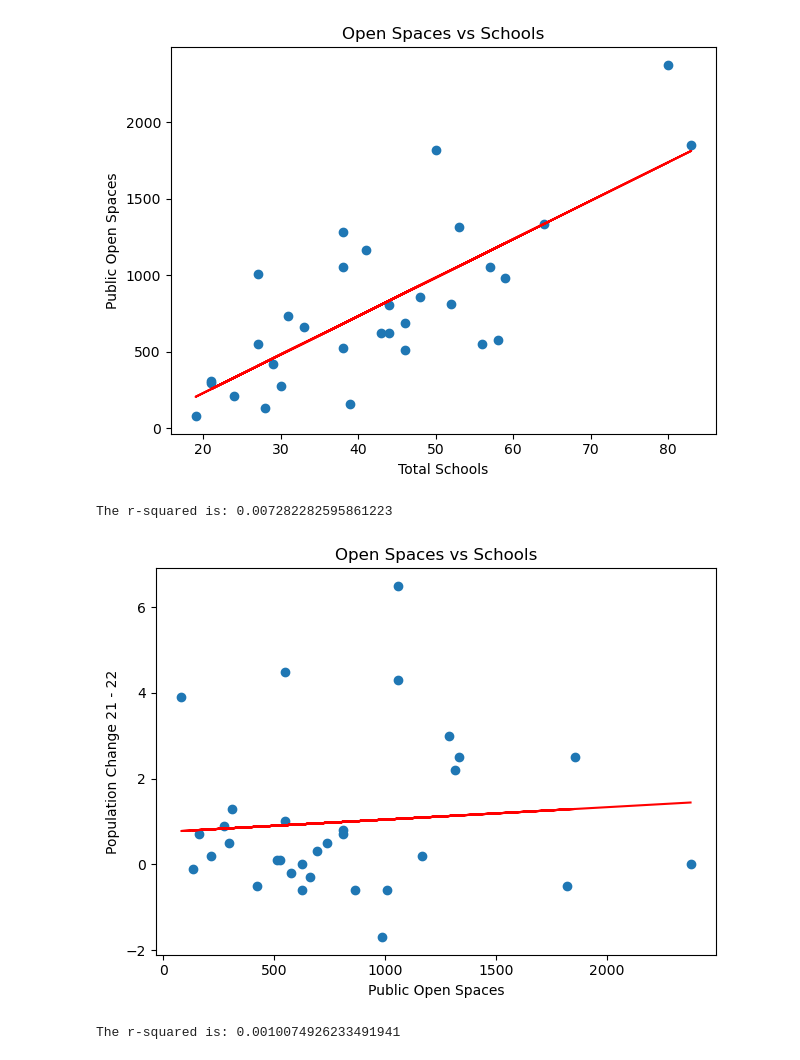
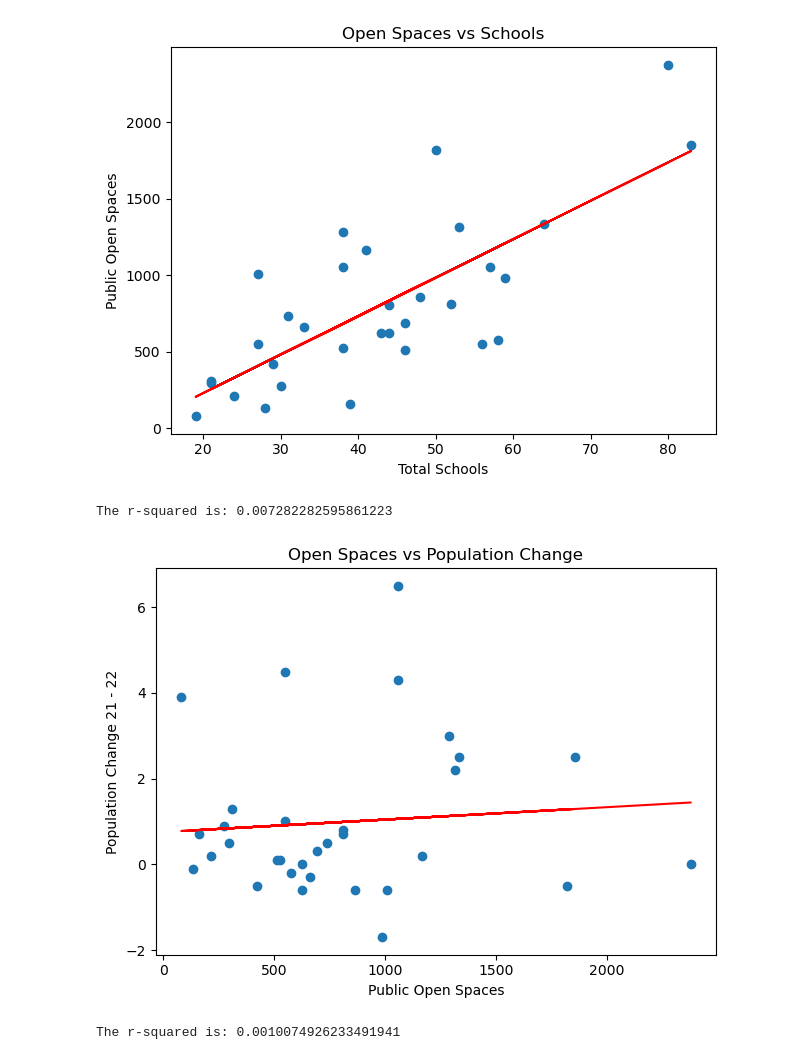
Before and after one commit to au-jr/Group-Project-1, a Jupyter notebook: main_working.ipynb, the cells around one changed output. Drawn from its saved outputs; the diff is of its cells as text; code cells hidden in the pictures.

```diff
--- a/main_working.ipynb
+++ b/main_working.ipynb
@@ -617,23 +598,23 @@ The r-squared is: 0.5627358005826393
 # %%
 # Regression correlation between
 x_values = schools_park_vic_data_df['Public Open Spaces']
 y_values = schools_park_vic_data_df['% Change 21-22']
 (slope, intercept, rvalue, pvalue, stderr) = linregress(x_values, y_values)
 regress_values = x_values * slope + intercept
 line_eq = "y = " + str(round(slope,2)) + "x + " + str(round(intercept,2))
 plt.scatter(x_values,y_values)
 plt.plot(x_values,regress_values,"r-")
 plt.annotate(line_eq,(0,50),fontsize=15,color="red")
 plt.xlabel('Public Open Spaces')
 plt.ylabel('Population Change 21 - 22')
-plt.title('Open Spaces vs Schools')
+plt.title('Open Spaces vs Population Change')
 print(f"The r-squared is: {rvalue**2}")
 plt.tight_layout()
 plt.savefig('figures/spaces_vs_pop_change.png')
 plt.show()
 # %% [output]
 The r-squared is: 0.007282282595861223
-[figure, old version]
+[figure, new version]
 # %%
 # Regression correlation between
 x_values = schools_park_vic_data_df['Total Schools']
```
Also changed, not shown: parts of 6 cells of this notebook.
